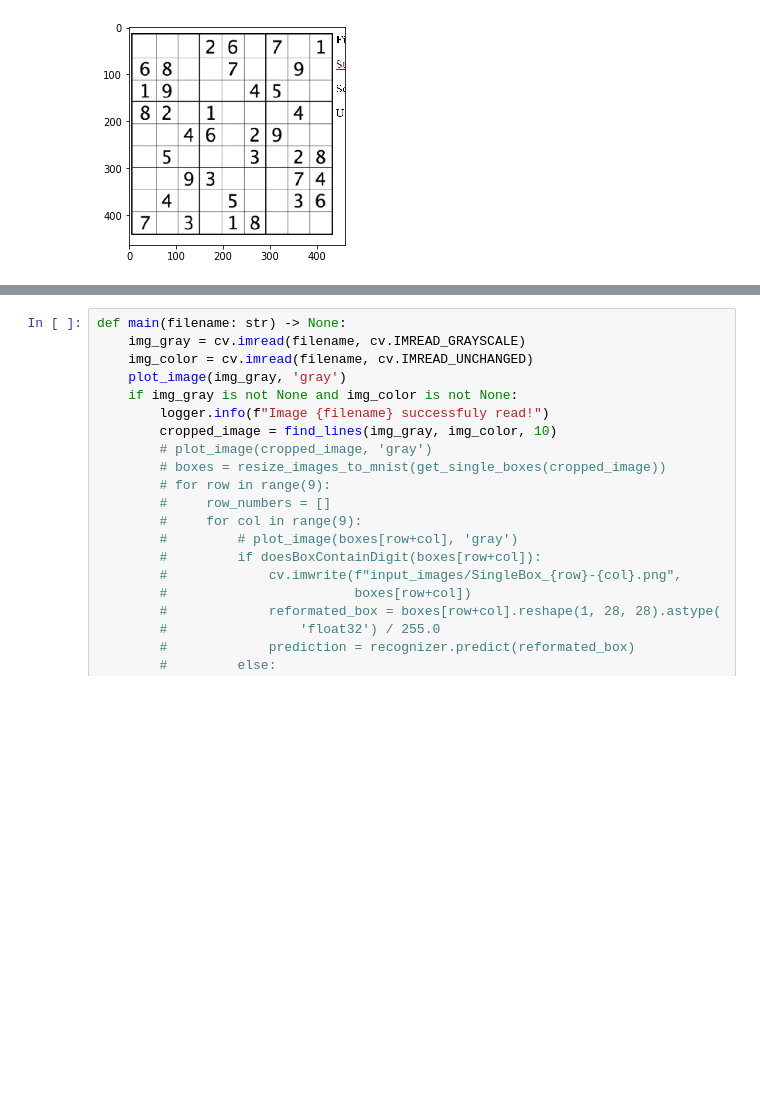
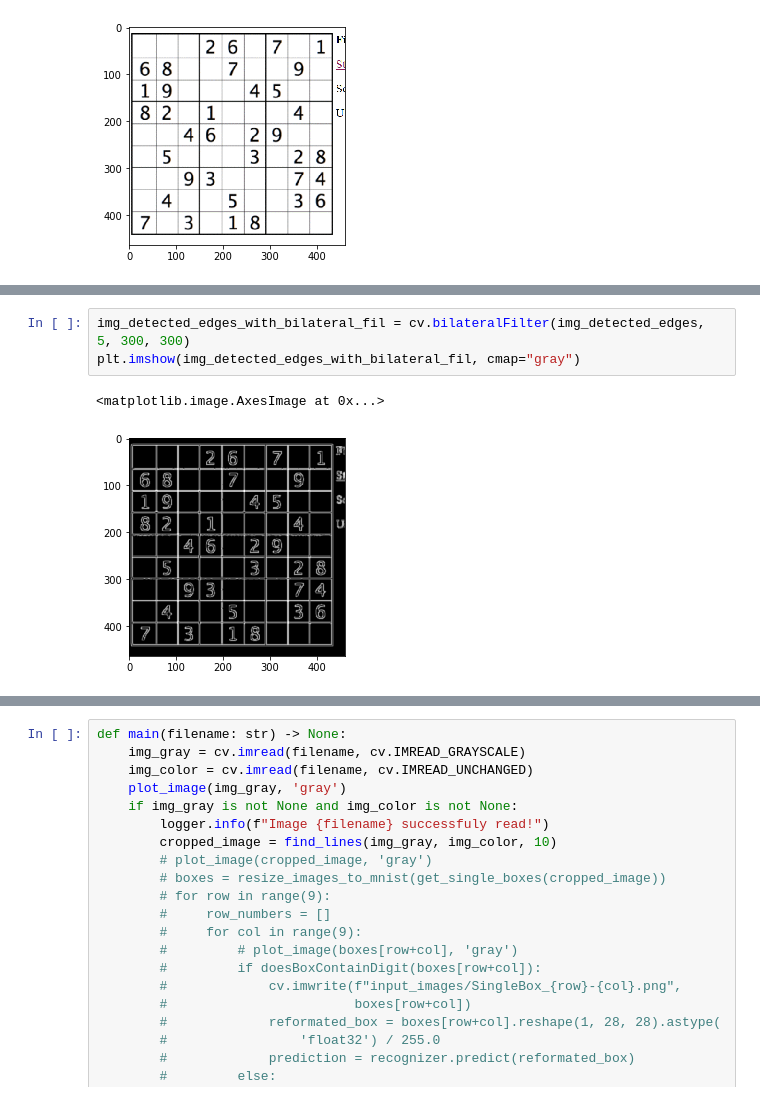
Before and after one commit to ASzwarc/SudokuSolver, a Jupyter notebook: model/experiments_board_image_processing.ipynb, the cells around one changed output, grey strips where cells are left out. Drawn from its saved outputs; the diff is of its cells as text; blank space fills up the shorter version.

```diff
--- a/model/experiments_board_image_processing.ipynb
+++ b/model/experiments_board_image_processing.ipynb
@@ -13,0 +30,6 @@ plt.show()
+# %%
+img_detected_edges_with_bilateral_fil = cv.bilateralFilter(img_detected_edges, 5, 300, 300)
+plt.imshow(img_detected_edges_with_bilateral_fil, cmap="gray")
+# %% [output]
+<matplotlib.image.AxesImage at 0x...>
+[figure, added]
```
Also changed, not shown: parts of 4 cells of this notebook.
